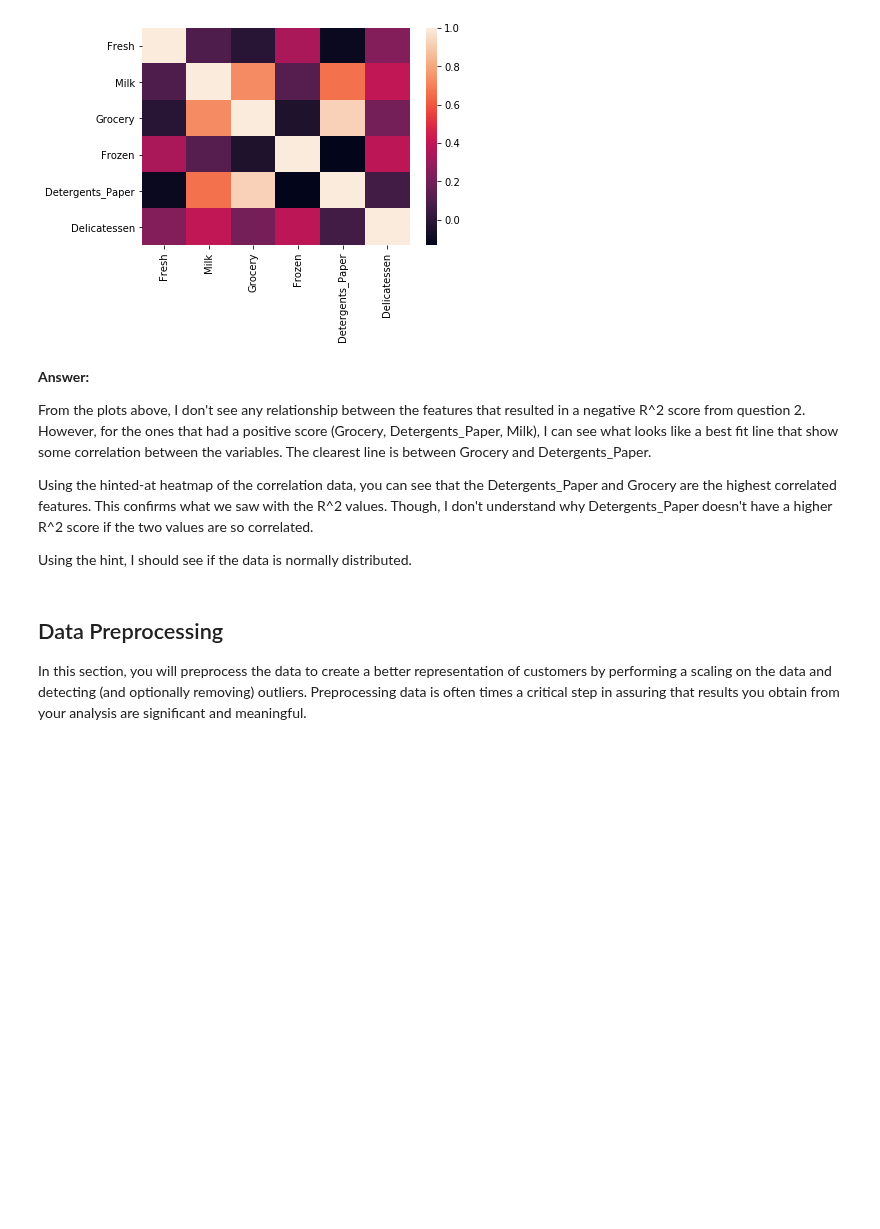
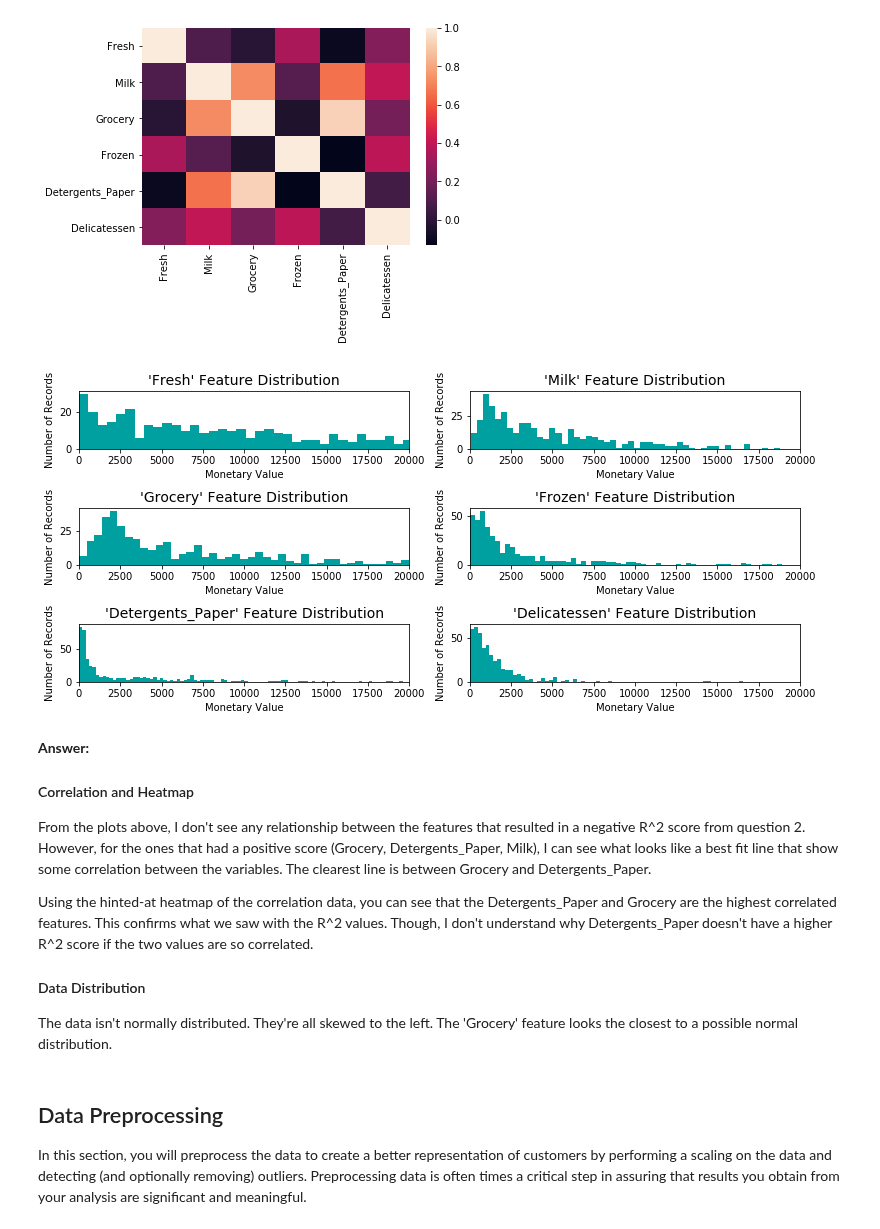
Before and after one commit to shabububu/machine-learning, a Jupyter notebook: projects/customer_segments/customer_segments.ipynb, the cells around one changed output. Drawn from its saved outputs; the diff is of its cells as text; code cells hidden in the pictures; blank space fills up the shorter version.

Commit message:
Project 3: WIP Data Exploration 2

```diff
--- a/projects/customer_segments/customer_segments.ipynb
+++ b/projects/customer_segments/customer_segments.ipynb
@@ -217,14 +217,49 @@ sns.heatmap(data.corr())
 # %% [output]
 <matplotlib.axes._subplots.AxesSubplot at 0x...>
 [figure]
+# %%
+# HINT: Visualize the distribution of the data
+#
+# The code was initially taken from the finding_donors project and modified for this project.
+# I would have modified the visuals.py, but I think the instructions explicitly said not to change it,
+# so I'm putting it here.
+
+import matplotlib.pyplot as plt
+
+def plot_distribution(data):
+    """
+    Visualization code for displaying skewed distributions of features
+    """
+
+    # Create figure
+    fig = plt.figure(figsize = (11,5));
+
+    # Skewed feature plotting
+    for i, feature in enumerate(['Fresh','Milk','Grocery','Frozen','Detergents_Paper','Delicatessen']):
+        ax = fig.add_subplot(3, 2, i+1)
+        ax.hist(data[feature], bins = 200, color = '#00A0A0')
+        ax.set_title("'%s' Feature Distribution"%(feature), fontsize = 14)
+        ax.set_xlabel("Monetary Value")
+        ax.set_ylabel("Number of Records")
+        ax.set_xlim((0, 20000)) # Cutting off some of the data for better visualization without outliers
+
+    fig.tight_layout()
+    fig.show()
+
+plot_distribution(data)
+# %% [output]
+[figure, added]
 # %% [markdown]
 **Answer:**
+
+#### Correlation and Heatmap
 
 From the plots above, I don't see any relationship between the features that resulted in a negative R^2 score from question 2. However, for the ones that had a positive score (Grocery, Detergents_Paper, Milk), I can see what looks like a best fit line that show some correlation between the variables. The clearest line is between Grocery and Detergents_Paper.
 
 Using the hinted-at heatmap of the correlation data, you can see that the Detergents_Paper and Grocery are the highest correlated features. This confirms what we saw with the R^2 values. Though, I don't understand why Detergents_Paper doesn't have a higher R^2 score if the two values are so correlated.
 
-Using the hint, I should see if the data is normally distributed.
+#### Data  Distribution
+The data isn't normally distributed. They're all skewed to the left. The 'Grocery' feature looks the closest to a possible normal distribution.
 # %% [markdown]
 ## Data Preprocessing
 In this section, you will preprocess the data to create a better representation of customers by performing a scaling on the data and detecting (and optionally removing) outliers. Preprocessing data is often times a critical step in assuring that results you obtain from your analysis are significant and meaningful.
```
Also changed, not shown: parts of 2 cells of this notebook.
